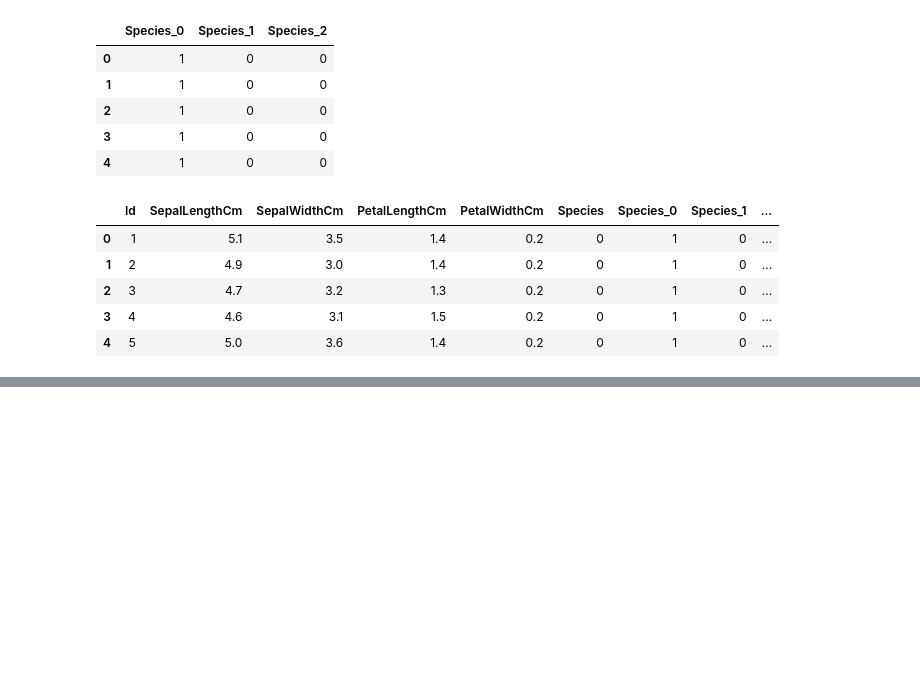
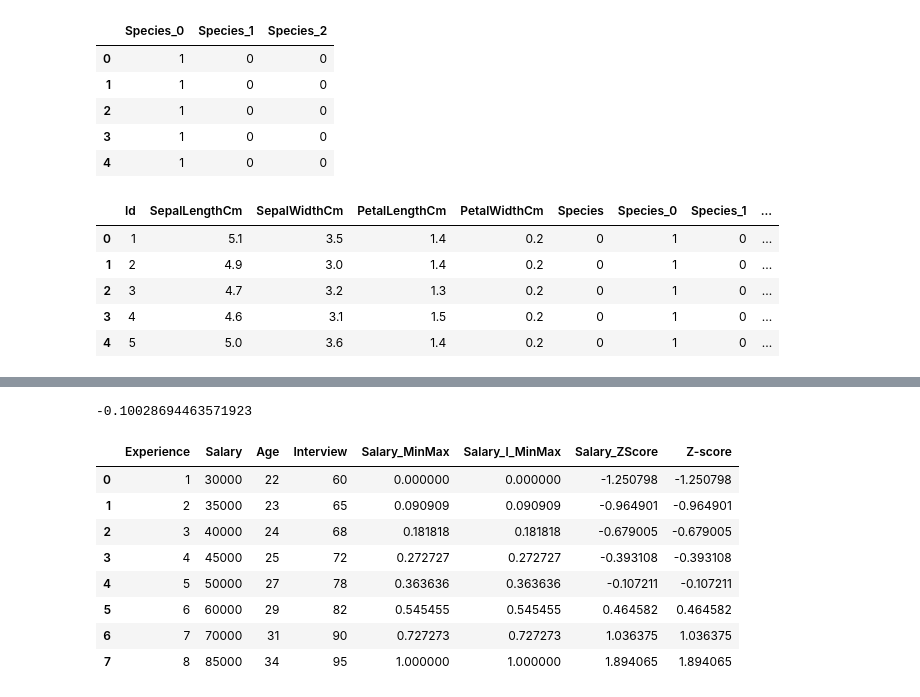
Before and after one commit to Jeevaroshinibabu/ML, a Jupyter notebook: dataprocessing.ipynb, the cells around one changed output, grey strips where cells are left out. Cells and saved outputs as stored; diff of their text form; code cells hidden in the pictures; blank space fills up the shorter version.

```diff
--- a/dataprocessing.ipynb
+++ b/dataprocessing.ipynb
@@ -497,0 +502,18 @@ df.head()
+# %%
+import pandas as pd
+df = pd.DataFrame({
+"Experience":[1,2,3,4,5,6,7,8],
+
+"Salary":[30000,35000,40000,45000,50000,60000,70000,85000],
+
+"Age":[22,23,24,25,27,29,31,34],
+
+"Interview":[60,65,68,72,78,82,90,95]})
+# %%
+df['Salary_MinMax']=(
+    df['Salary']-df['Salary'].min()
+)/(
+    df['Salary'].max()-df['Salary'].min()
+)
+
+df
@@ -497,0 +530,8 @@ df.head()
+# %%
+from sklearn.preprocessing import MinMaxScaler
+
+scaler=MinMaxScaler()
+
+df['Salary_l_MinMax']=scaler.fit_transform(df[['Salary']])
+
+df
@@ -497,0 +560,27 @@ df.head()
+# %%
+mean=df['Salary'].mean()
+std=df['Salary'].std()
+
+value=50000
+
+z=(value-mean)/std
+
+print(z)
+# %% [output]
+-0.10028694463571923
+# %%
+df['Salary_ZScore']=(
+    df['Salary']-df['Salary'].mean()
+)/df['Salary'].std(ddof=0)
+
+df
+# %% [output]
+|  | Experience | Salary | Age | Interview | Salary_MinMax | Salary_l_MinMax | Salary_ZScore | Z-score |
+| 0 | 1 | 30000 | 22 | 60 | 0.000000 | 0.000000 | -1.250798 | -1.250798 |
+| 1 | 2 | 35000 | 23 | 65 | 0.090909 | 0.090909 | -0.964901 | -0.964901 |
+| 2 | 3 | 40000 | 24 | 68 | 0.181818 | 0.181818 | -0.679005 | -0.679005 |
+| 3 | 4 | 45000 | 25 | 72 | 0.272727 | 0.272727 | -0.393108 | -0.393108 |
+| 4 | 5 | 50000 | 27 | 78 | 0.363636 | 0.363636 | -0.107211 | -0.107211 |
+| 5 | 6 | 60000 | 29 | 82 | 0.545455 | 0.545455 | 0.464582 | 0.464582 |
+| 6 | 7 | 70000 | 31 | 90 | 0.727273 | 0.727273 | 1.036375 | 1.036375 |
+| 7 | 8 | 85000 | 34 | 95 | 1.000000 | 1.000000 | 1.894065 | 1.894065 |
```
Also changed, not shown: parts of 7 cells of this notebook, 7 other files.
